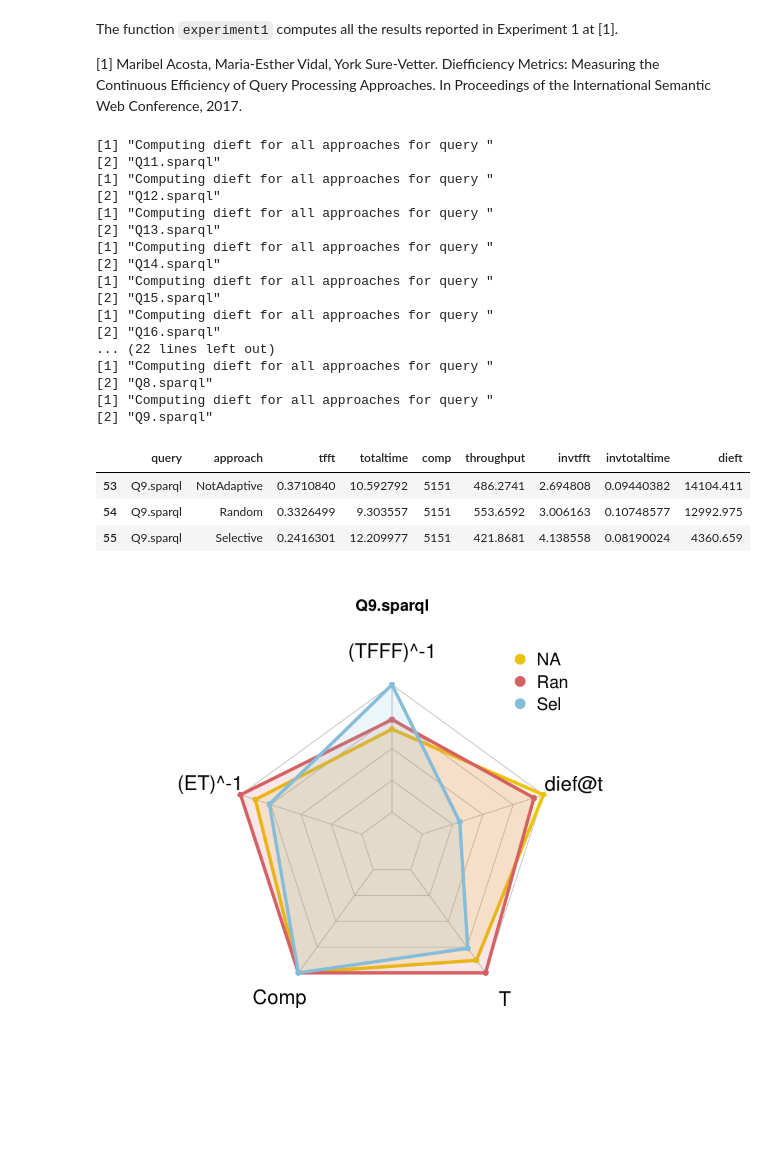
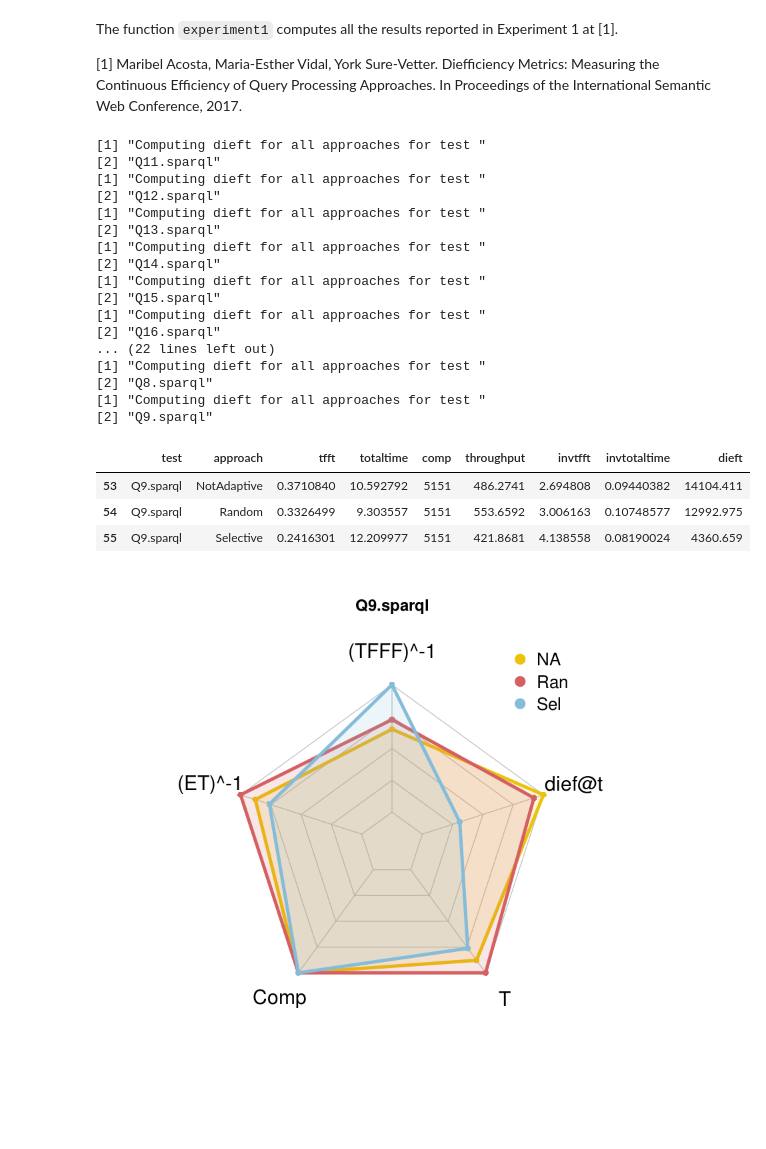
Before and after one commit to maribelacosta/dief-notebooks, a Jupyter notebook: Dief-Intro.ipynb, the cells around one changed output. Drawn from its saved outputs; the diff is of its cells as text; code cells hidden in the pictures.

```diff
--- a/Dief-Intro.ipynb
+++ b/Dief-Intro.ipynb
@@ -31,11 +31,8 @@ The resulting answer trace for each query execution is stored in a CSV file avai
 # %% [markdown]
 Next, we download the answer trace file and read it in the variable `traces`.
 # %%
-# Download the answer trace file with the query traces from FigShare.
-# Store the downloaded file in '/tmp/traces.csv'.
-traces_file <- "/tmp/traces.csv"
-download.file("https://ndownloader.figshare.com/files/8955184", traces_file)
-traces <- read.csv(traces_file)
+# Load the answer trace file with the query traces from FigShare.
+traces <- read.csv(url("https://ndownloader.figshare.com/files/9625852"))
 # %%
 # Inspect the trace file.
 head(traces)
@@ -59,11 +56,8 @@ For this tutorial, we measured the performance of the nLDE engine using conventi
 <li><b>`comp`</b>: number of answers produced by `approach` when executing `query`. </li>
 </ul>
 # %%
-# Download the result of the other metrics (execution time, etc.) from FigShare.
-# Store the downloaded file in '/tmp/metrics.csv'.
-metrics_file <- "/tmp/metrics.csv"
-download.file("https://ndownloader.figshare.com/files/8955187", metrics_file)
-metrics <- read.csv(metrics_file)
+# Load the result of the other metrics (execution time, etc.) from FigShare.
+metrics <- read.csv(url("https://ndownloader.figshare.com/files/9660316"))
 # %%
 # Inspect the metric file.
 head(metrics)
@@ -121,34 +115,34 @@ The function `experiment1` computes all the results reported in Experiment 1 at
 
 [1] Maribel Acosta, Maria-Esther Vidal, York Sure-Vetter. Diefficiency Metrics: Measuring the Continuous Efficiency of Query Processing Approaches. In Proceedings of the International Semantic Web Conference, 2017.
 # %%
-# Reproduce Experiment 1 using the files `traces_file` and `metrics_file`.
-exp1 <- experiment1(traces_file, metrics_file)
+# Reproduce Experiment 1 using the dataframes `traces` and `metrics`.
+exp1 <- experiment1(traces, metrics)
 # %% [output]
-[1] "Computing dieft for all approaches for query "
+[1] "Computing dieft for all approaches for test "
 [2] "Q11.sparql"
-[1] "Computing dieft for all approaches for query "
+[1] "Computing dieft for all approaches for test "
 [2] "Q12.sparql"
-[1] "Computing dieft for all approaches for query "
+[1] "Computing dieft for all approaches for test "
 [2] "Q13.sparql"
-[1] "Computing dieft for all approaches for query "
+[1] "Computing dieft for all approaches for test "
 [2] "Q14.sparql"
-[1] "Computing dieft for all approaches for query "
+[1] "Computing dieft for all approaches for test "
 [2] "Q15.sparql"
-[1] "Computing dieft for all approaches for query "
+[1] "Computing dieft for all approaches for test "
 [2] "Q16.sparql"
 ... (22 lines left out)
-[1] "Computing dieft for all approaches for query "
+[1] "Computing dieft for all approaches for test "
 [2] "Q8.sparql"
-[1] "Computing dieft for all approaches for query "
+[1] "Computing dieft for all approaches for test "
 [2] "Q9.sparql"
 # %%
 # Inspect the results for query `Q9.sparql`.
 # `throughput` is computed as comp/totaltime.
 # `invtfft` is computed as 1/tfft.
 # `invtotaltime` is computed as 1/totaltime.
-subset(exp1, query=="Q9.sparql")
+subset(exp1, test=="Q9.sparql")
 # %% [output]
-|  | query | approach | tfft | totaltime | comp | throughput | invtfft | invtotaltime | dieft |
+|  | test | approach | tfft | totaltime | comp | throughput | invtfft | invtotaltime | dieft |
 | 53 | Q9.sparql | NotAdaptive | 0.3710840 | 10.592792 | 5151 | 486.2741 | 2.694808 | 0.09440382 | 14104.411 |
 | 54 | Q9.sparql | Random | 0.3326499 | 9.303557 | 5151 | 553.6592 | 3.006163 | 0.10748577 | 12992.975 |
 | 55 | Q9.sparql | Selective | 0.2416301 | 12.209977 | 5151 | 421.8681 | 4.138558 | 0.08190024 | 4360.659 |
```
Also changed, not shown: parts of 12 cells of this notebook.
